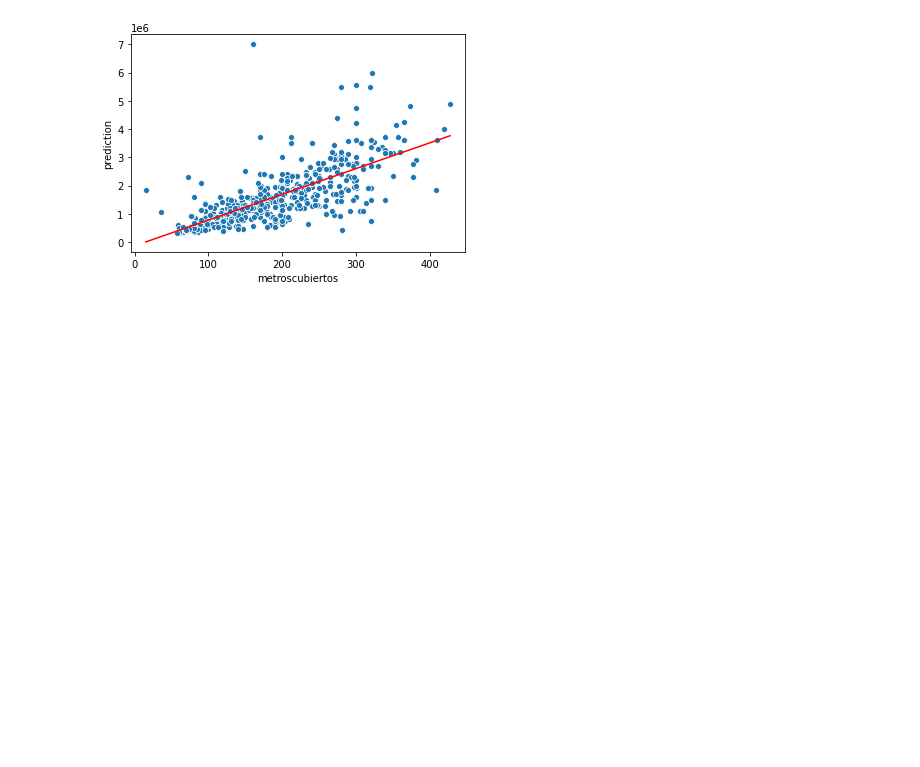
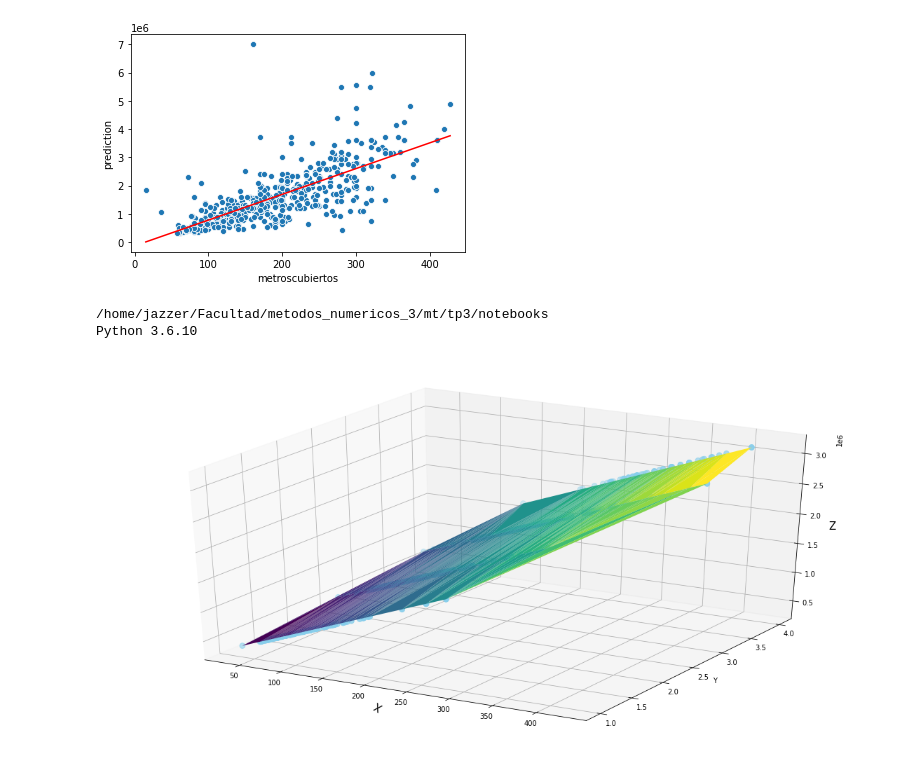
Before and after one commit to wgbusch/mt, a Jupyter notebook: tp3/notebooks/PrediccionPrecios.ipynb, the cells around one changed output. Saved outputs shown, nothing was run; the diff lists cells and outputs as text; code cells hidden in the pictures; blank space fills up the shorter version.

Commit message:
added improvements to notebook for automatic experimentation

```diff
--- a/tp3/notebooks/PrediccionPrecios.ipynb
+++ b/tp3/notebooks/PrediccionPrecios.ipynb
@@ -44,7 +42,7 @@ FileNotFoundError: [Errno 2] File b'../data/train.csv' does not exist: b'../data
 # %%
 df = df[df['ciudad']=='Mérida'].dropna()
 # %%
-x = df['metroscubiertos'].values
+x = df[['metroscubiertos']].values
 # %%
 y = df['precio'].values
 # %%
@@ -73,3 +71,80 @@ sns.lineplot(data=df, x='metroscubiertos', y='prediction', color='red')
 # %% [output]
 <matplotlib.axes._subplots.AxesSubplot at 0x...>
 [figure]
+# %%
+
+import pandas as pd
+import numpy as np
+import time
+import math
+import seaborn as sns
+import matplotlib.pyplot as plt
+from sklearn.metrics import *
+
+# Verifico la correcta instalación. Si no falla el import está OK
+!pwd
+!python --version
+import metnum
+
+def calculate_metrics(variable_to_predict, df):
+    return (math.sqrt(mean_squared_error(df[variable_to_predict], df['prediction'])),
+            math.sqrt(mean_squared_log_error(df[variable_to_predict], df['prediction'])))
+
+
+def experiment(percentage_of_training_cases,
+         variable_to_predict,
+         variables_to_study,
+         seed,
+         df):
+
+    TOTAL_TRAIN_CASES = int(percentage_of_training_cases*len(df))
+
+    df = df[0:].sample(frac=1, random_state=seed)
+    df_prediction = df[TOTAL_TRAIN_CASES:].copy()
+    df = df[:TOTAL_TRAIN_CASES]
+
+    x_train, y_train = df[variables_to_study].values, df[variable_to_predict].values
+    x_predict, y_predict = df_prediction[variables_to_study].values, df_prediction[variable_to_predict].values
+
+    x_train = x_train.reshape(len(x_train),len(variables_to_study))
+    y_train = y_train.reshape(len(y_train),1)
+    x_predict = x_predict.reshape(len(x_predict),len(variables_to_study))
+    y_predict = y_predict.reshape(len(y_predict),1)
+
+    linear_regressor = metnum.LinearRegression()
+    linear_regressor.fit(x_train, y_train)
+    df_prediction['prediction'] = linear_regressor.predict(x_predict)
+
+    filename='df_prediction'+'-{}'.format(time.time())
+    df_prediction.to_csv(filename+'.csv', encoding='utf-8', index=False)
+
+    rmse, rmsle = calculate_metrics(variable_to_predict, df_prediction)
+    (pd.DataFrame(data={'rmse': [rmse], 'rmsle': [rmsle]})
+       .to_csv(filename+'-error.csv', encoding='utf-', index=False))
+
+    if(len(variables_to_study)==1):
+        sns.scatterplot(data=df, x=variables_to_study[0], y=variable_to_predict)
+        sns.lineplot(data=df_prediction, x=variables_to_study[0], y='prediction', color='red')
+    elif(len(variables_to_study)==2):
+        fig = plt.figure(figsize=(20,10))
+        ax = fig.gca(projection='3d')
+        ax.set_xlabel('X', fontsize=15, rotation=150)
+        ax.set_ylabel('Y')
+        ax.set_zlabel(r'Z', fontsize=15)
+        ax.scatter(df_prediction[variables_to_study[0]],
+                   df_prediction[variables_to_study[1]],
+                   df_prediction['prediction'], c='skyblue', s=60)
+        ax.plot_trisurf(df_prediction[variables_to_study[0]],
+                        df_prediction[variables_to_study[1]],
+                        df_prediction['prediction'], cmap=plt.cm.viridis, linewidth=0.2)
+        plt.show()
+
+df = pd.read_csv('../data/train.csv')
+# print(df.info())
+df = df[df['ciudad']=='Mérida'].dropna()
+
+experiment(0.1, 'precio', ['metroscubiertos', 'banos'], 666, df)
+# %% [output]
+/home/jazzer/Facultad/metodos_numericos_3/mt/tp3/notebooks
+Python 3.6.10
+[figure, added]
```
Also changed, not shown: parts of 2 cells of this notebook, 1 other file.
